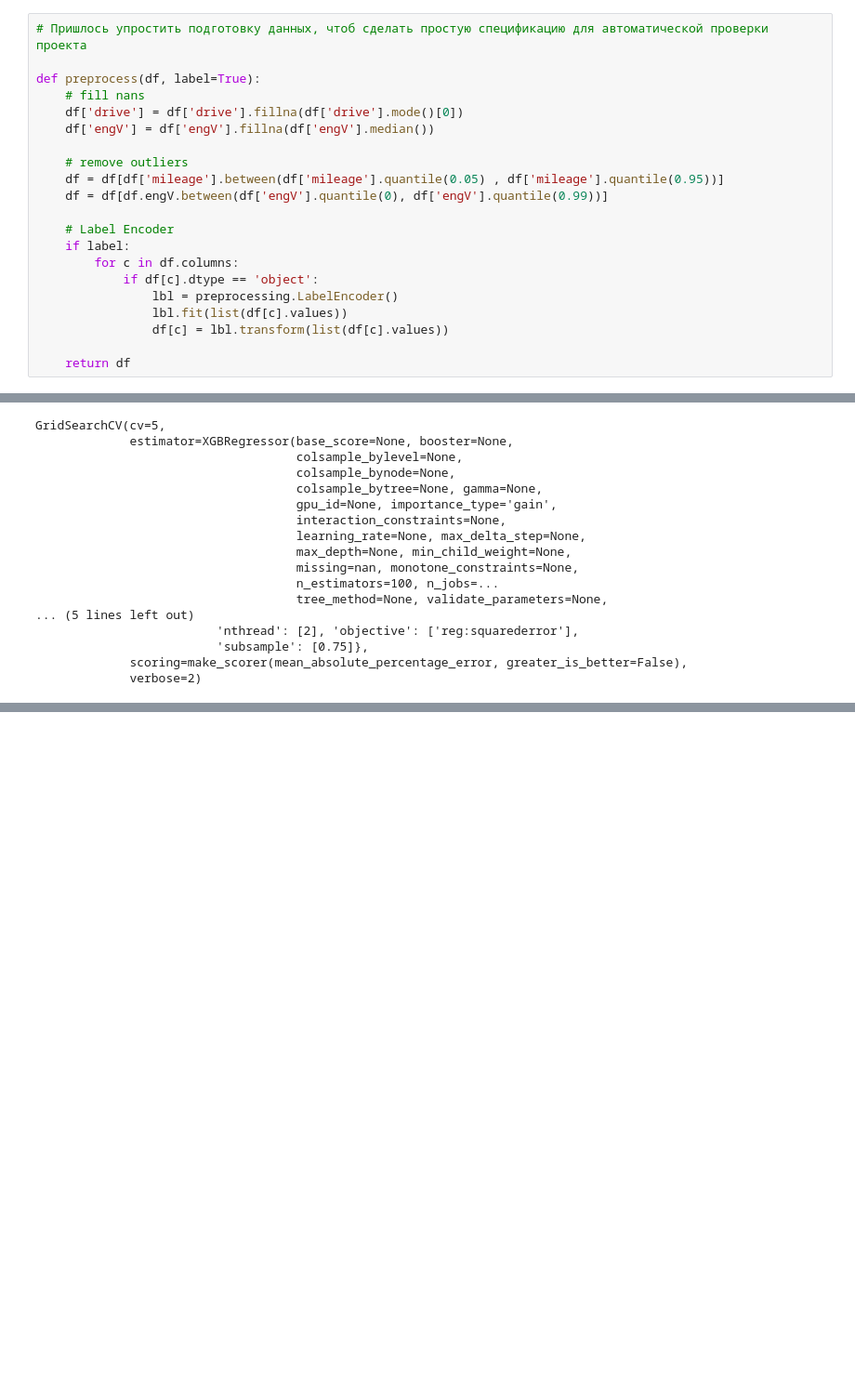
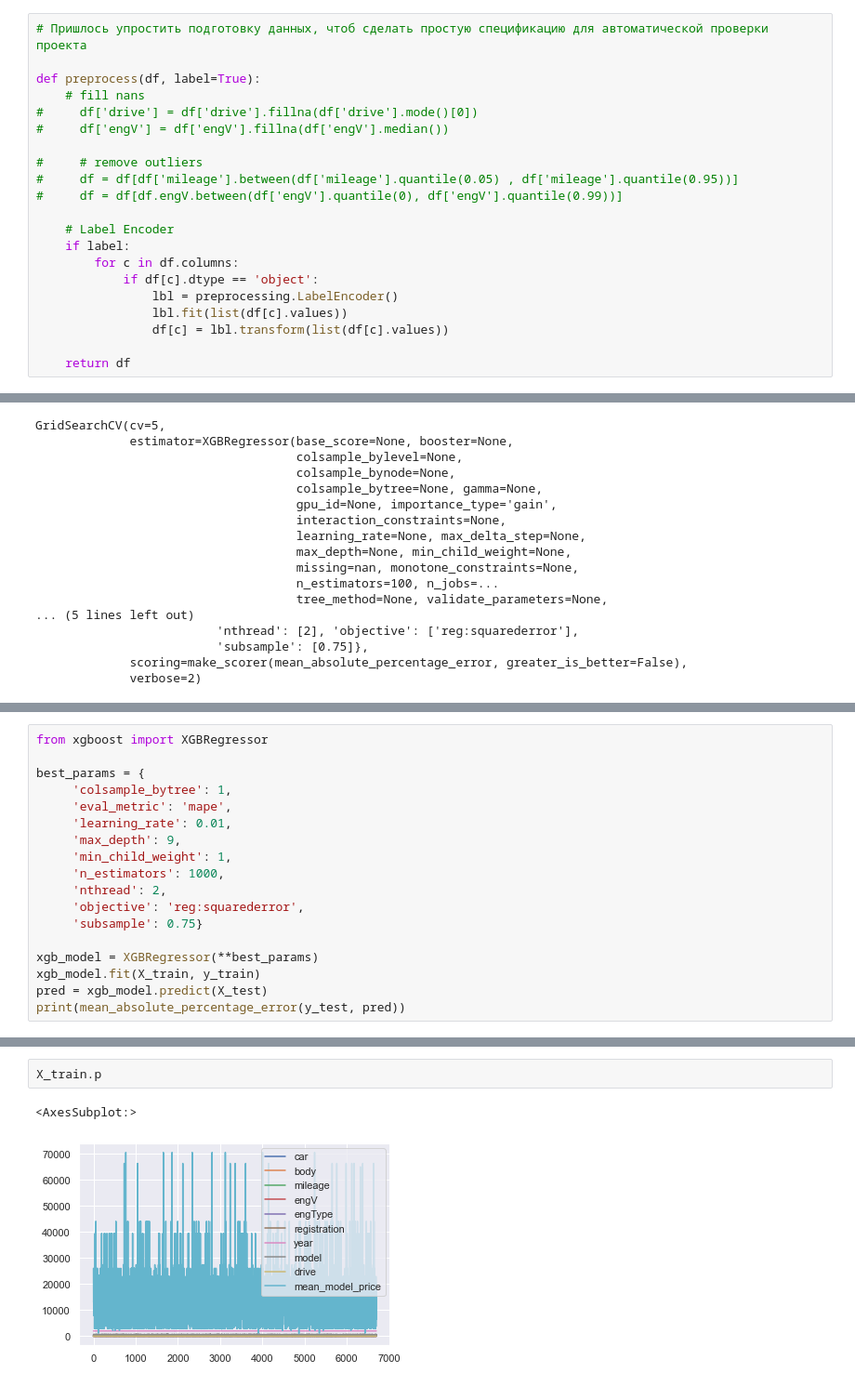
Before and after one commit to HuginnM/UsedCarsUA, a Jupyter notebook: EDA, feature engineering and split data.ipynb, the cells around one changed output, grey strips where cells are left out. Shown at 93% size. Drawn from its saved outputs; the diff is of its cells as text; blank space fills up the shorter version.

```diff
--- a/EDA, feature engineering and split data.ipynb
+++ b/EDA, feature engineering and split data.ipynb
@@ -340,12 +340,12 @@ for col in df.columns:
 
 def preprocess(df, label=True):
     # fill nans
-    df['drive'] = df['drive'].fillna(df['drive'].mode()[0])
-    df['engV'] = df['engV'].fillna(df['engV'].median())
+#     df['drive'] = df['drive'].fillna(df['drive'].mode()[0])
+#     df['engV'] = df['engV'].fillna(df['engV'].median())
 
-    # remove outliers
-    df = df[df['mileage'].between(df['mileage'].quantile(0.05) , df['mileage'].quantile(0.95))]
-    df = df[df.engV.between(df['engV'].quantile(0), df['engV'].quantile(0.99))]
+#     # remove outliers
+#     df = df[df['mileage'].between(df['mileage'].quantile(0.05) , df['mileage'].quantile(0.95))]
+#     df = df[df.engV.between(df['engV'].quantile(0), df['engV'].quantile(0.99))]
 
     # Label Encoder
     if label:
@@ -710,0 +713,18 @@ print(mean_absolute_percentage_error(y_test, pred))
+# %%
+from xgboost import XGBRegressor
+
+best_params = {
+     'colsample_bytree': 1,
+     'eval_metric': 'mape',
+     'learning_rate': 0.01,
+     'max_depth': 9,
+     'min_child_weight': 1,
+     'n_estimators': 1000,
+     'nthread': 2,
+     'objective': 'reg:squarederror',
+     'subsample': 0.75}
+
+xgb_model = XGBRegressor(**best_params)
+xgb_model.fit(X_train, y_train)
+pred = xgb_model.predict(X_test)
+print(mean_absolute_percentage_error(y_test, pred))
@@ -742,0 +753,5 @@ data_val.to_csv("data/val.csv", index=False)
+# %%
+X_train.p
+# %% [output]
+<AxesSubplot:>
+[figure, added]
```
Also changed, not shown: parts of 13 cells of this notebook, 3 other files.
